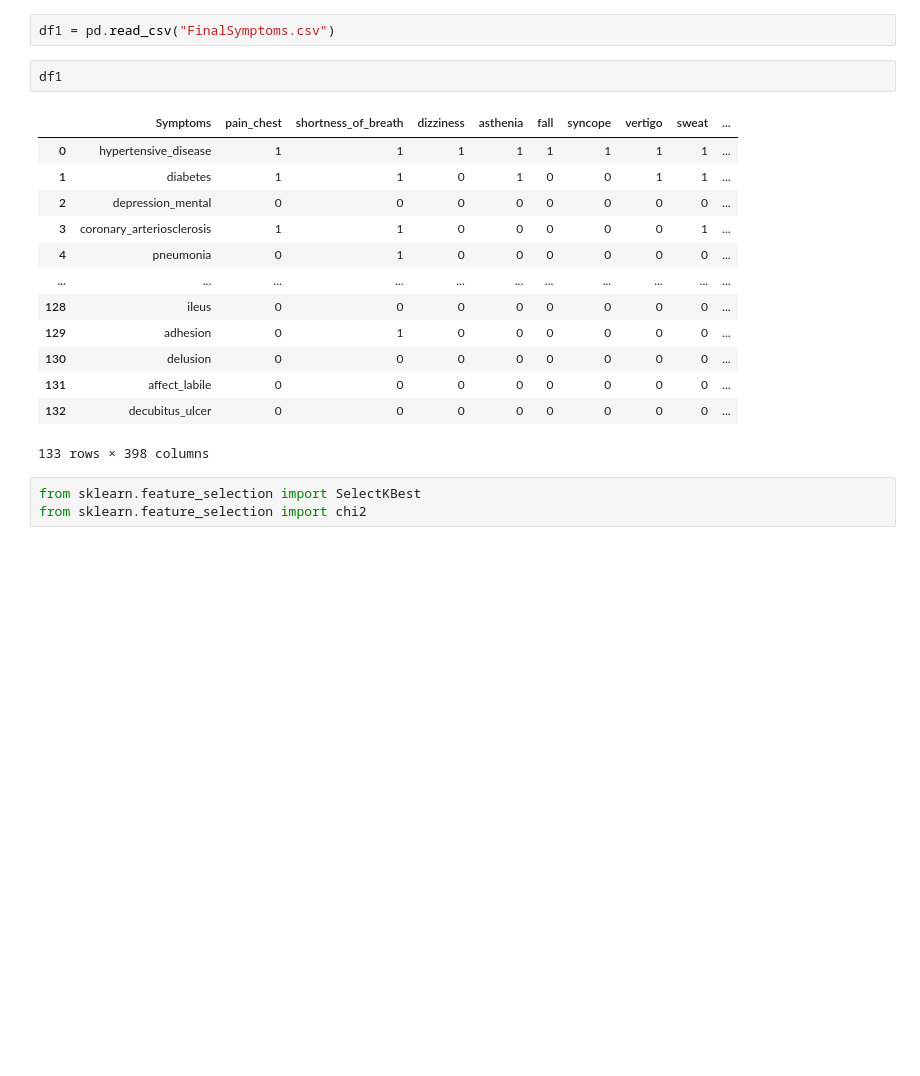
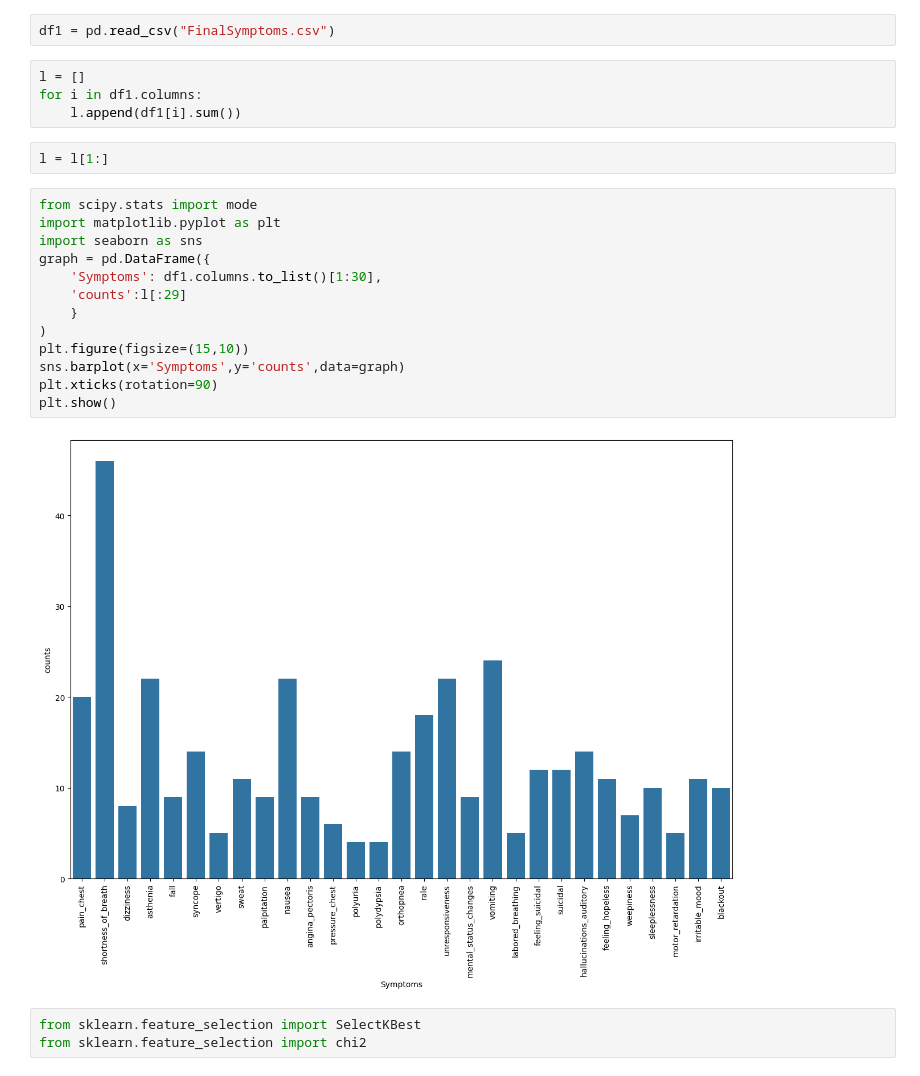
Before and after one commit to NamanSharma15/MacineLearningProject, a Jupyter notebook: Untitled.ipynb, the cells around one changed output. Cells and saved outputs as stored; diff of their text form; blank space fills up the shorter version.

```diff
--- a/Untitled.ipynb
+++ b/Untitled.ipynb
@@ -117,21 +127,26 @@ df2.to_csv("FinalSymptoms.csv")
 # %%
 df1 = pd.read_csv("FinalSymptoms.csv")
 # %%
-df1
+l = []
+for i in df1.columns:
+    l.append(df1[i].sum())
-# %% [output]
-|  | Symptoms | pain_chest | shortness_of_breath | dizziness | asthenia | fall | syncope | vertigo | sweat | ... |
-| 0 | hypertensive_disease | 1 | 1 | 1 | 1 | 1 | 1 | 1 | 1 | ... |
-| 1 | diabetes | 1 | 1 | 0 | 1 | 0 | 0 | 1 | 1 | ... |
-| 2 | depression_mental | 0 | 0 | 0 | 0 | 0 | 0 | 0 | 0 | ... |
-| 3 | coronary_arteriosclerosis | 1 | 1 | 0 | 0 | 0 | 0 | 0 | 1 | ... |
-| 4 | pneumonia | 0 | 1 | 0 | 0 | 0 | 0 | 0 | 0 | ... |
-| ... | ... | ... | ... | ... | ... | ... | ... | ... | ... | ... |
-| 128 | ileus | 0 | 0 | 0 | 0 | 0 | 0 | 0 | 0 | ... |
-| 129 | adhesion | 0 | 1 | 0 | 0 | 0 | 0 | 0 | 0 | ... |
-| 130 | delusion | 0 | 0 | 0 | 0 | 0 | 0 | 0 | 0 | ... |
-| 131 | affect_labile | 0 | 0 | 0 | 0 | 0 | 0 | 0 | 0 | ... |
-| 132 | decubitus_ulcer | 0 | 0 | 0 | 0 | 0 | 0 | 0 | 0 | ... |
-133 rows × 398 columns
+# %%
+l = l[1:]
+# %%
+from scipy.stats import mode
+import matplotlib.pyplot as plt
+import seaborn as sns
+graph = pd.DataFrame({
+    'Symptoms': df1.columns.to_list()[1:30],
+    'counts':l[:29]
+    }
+)
+plt.figure(figsize=(15,10))
+sns.barplot(x='Symptoms',y='counts',data=graph)
+plt.xticks(rotation=90)
+plt.show()
+# %% [output]
+[figure, added]
 # %%
 from sklearn.feature_selection import SelectKBest
 from sklearn.feature_selection import chi2
```
Also changed, not shown: parts of 13 cells of this notebook.
